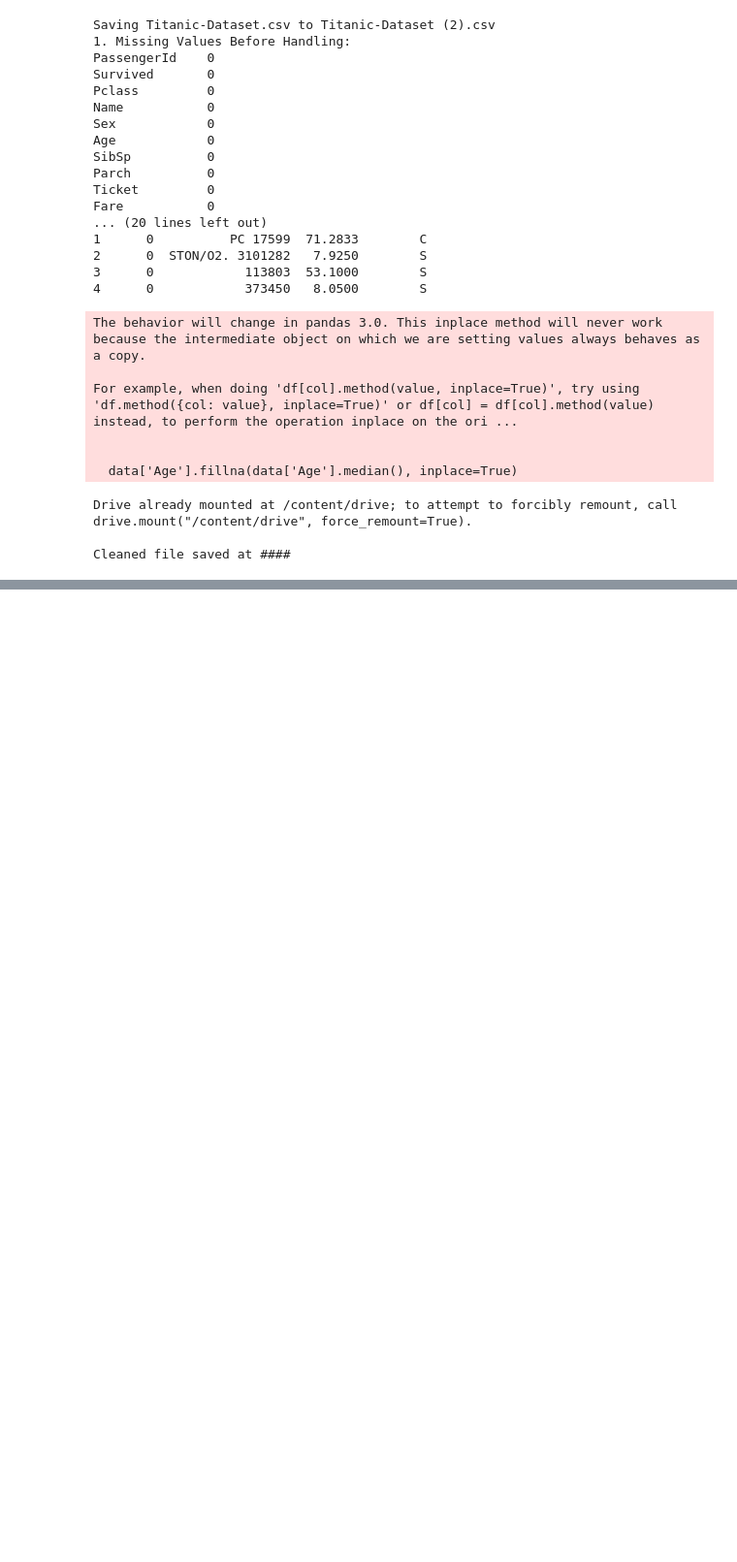
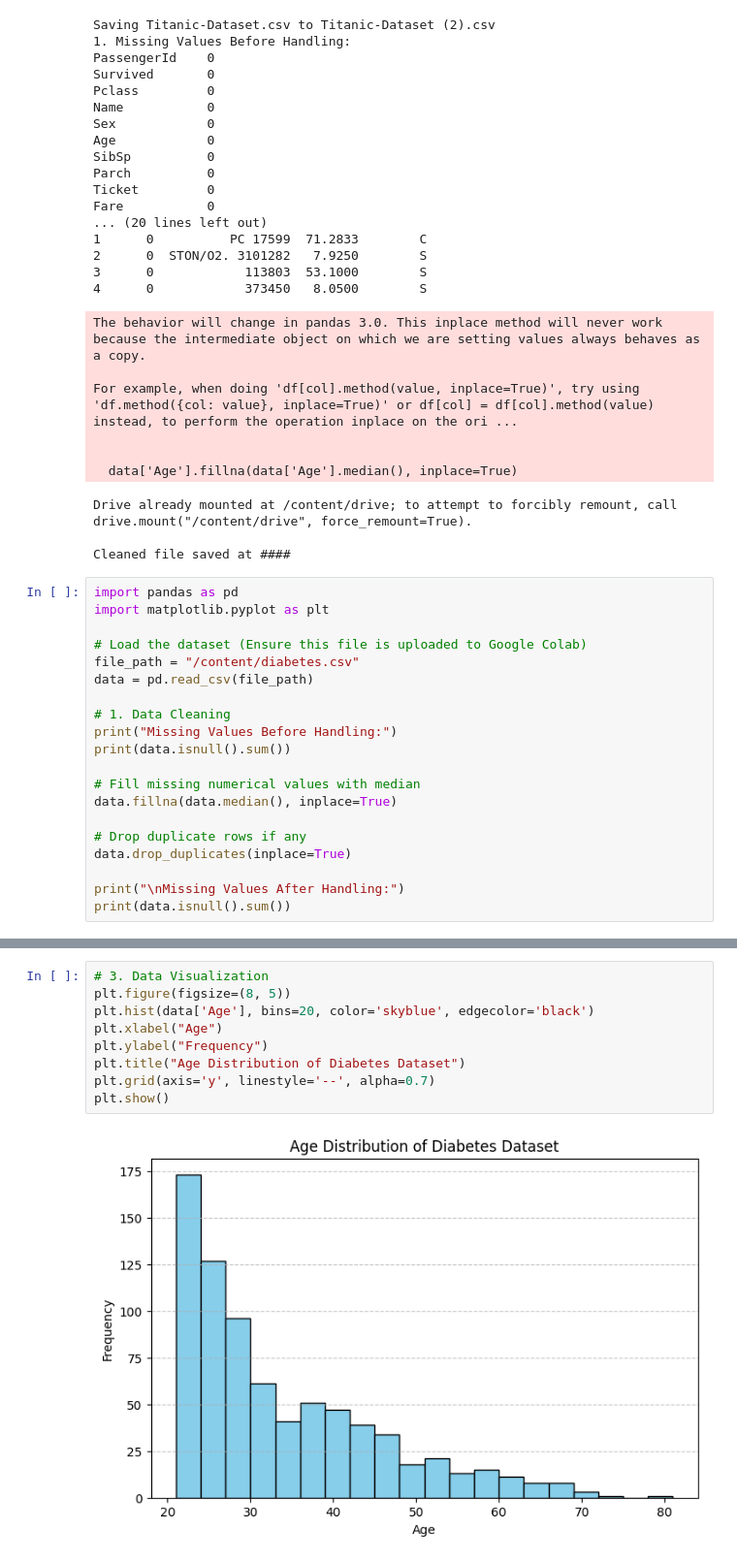
Before and after one commit to Aditya089081/DATA-SCIENCE-TOOLBOX-PYTHON-PROGRAMMING, a Jupyter notebook: Cleaning.ipynb, the cells around one changed output, grey strips where cells are left out. Shown at 97% size. Drawn from its saved outputs; the diff is of its cells as text; blank space fills up the shorter version.

Commit message:
Clean Datasets

```diff
--- a/Cleaning.ipynb
+++ b/Cleaning.ipynb
@@ -80,3 +80,23 @@ For example, when doing 'df[col].method(value, inplace=True)', try using 'df.met
 Drive already mounted at /content/drive; to attempt to forcibly remount, call drive.mount("/content/drive", force_remount=True).
 
 Cleaned file saved at ####
+# %%
+import pandas as pd
+import matplotlib.pyplot as plt
+
+# Load the dataset (Ensure this file is uploaded to Google Colab)
+file_path = "/content/diabetes.csv"
+data = pd.read_csv(file_path)
+
+# 1. Data Cleaning
+print("Missing Values Before Handling:")
+print(data.isnull().sum())
+
+# Fill missing numerical values with median
+data.fillna(data.median(), inplace=True)
+
+# Drop duplicate rows if any
+data.drop_duplicates(inplace=True)
+
+print("\nMissing Values After Handling:")
+print(data.isnull().sum())
@@ -82,0 +146,11 @@ Cleaned file saved at ####
+# %%
+# 3. Data Visualization
+plt.figure(figsize=(8, 5))
+plt.hist(data['Age'], bins=20, color='skyblue', edgecolor='black')
+plt.xlabel("Age")
+plt.ylabel("Frequency")
+plt.title("Age Distribution of Diabetes Dataset")
+plt.grid(axis='y', linestyle='--', alpha=0.7)
+plt.show()
+# %% [output]
+[figure, added]
```
Also changed, not shown: parts of 2 cells of this notebook.
